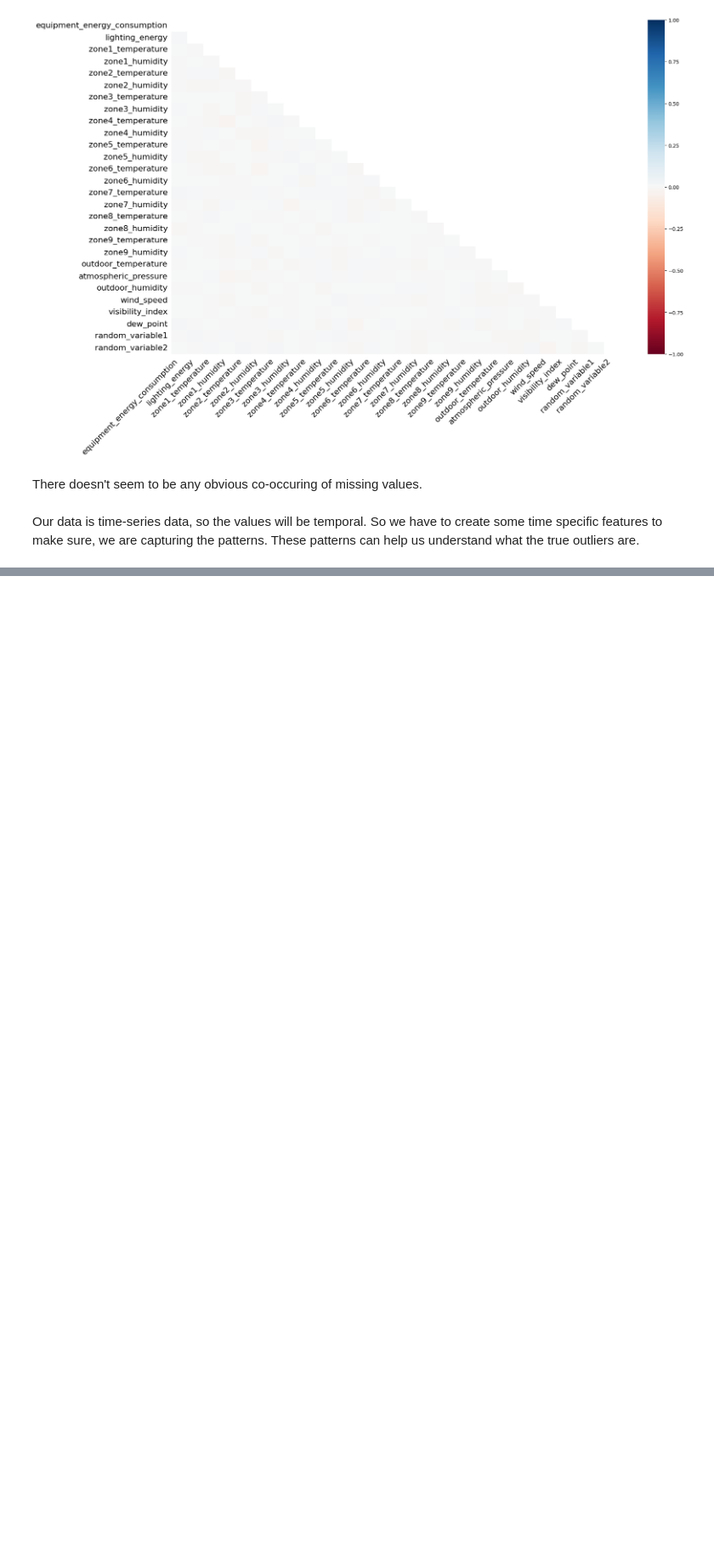
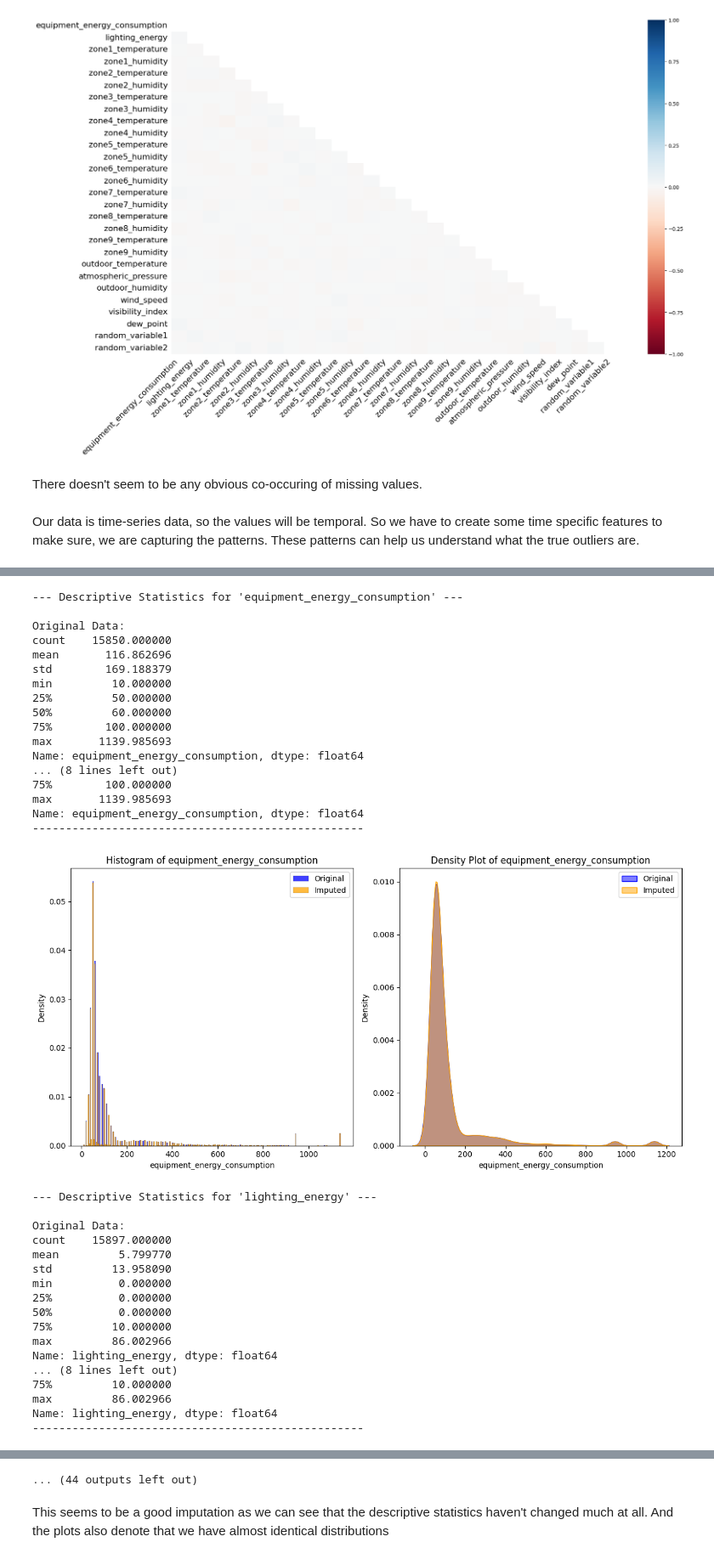
Before and after one commit to Ranjit2111/DS-Intern-Assignment-RanjitN, a Jupyter notebook: Regression.ipynb, the cells around one changed output, grey strips where cells are left out. Shown at 85% size. Drawn from its saved outputs; the diff is of its cells as text; code cells hidden in the pictures; blank space fills up the shorter version.

```diff
--- a/Regression.ipynb
+++ b/Regression.ipynb
@@ -378,0 +477,2 @@ df.head()
+# %%
+df = df[df.index < '2016-07-02']
@@ -378,0 +494,11 @@ df.head()
+# %%
+sensor_features = [
+    'equipment_energy_consumption', 'lighting_energy',
+    'zone1_temperature', 'zone1_humidity','zone2_temperature', 'zone2_humidity',
+       'zone3_temperature', 'zone3_humidity', 'zone4_temperature',
+       'zone4_humidity', 'zone5_temperature', 'zone5_humidity',
+       'zone6_temperature', 'zone6_humidity', 'zone7_temperature',
+       'zone7_humidity', 'zone8_temperature', 'zone8_humidity',
+       'zone9_temperature', 'zone9_humidity', 'outdoor_temperature',
+       'atmospheric_pressure','visibility_index', 'random_variable1', 'random_variable2',
+       'outdoor_humidity', 'wind_speed', 'dew_point']
@@ -378,0 +536,9 @@ df.head()
+# %%
+df_imputed = df.copy()
+# %%
+for col in sensor_features:
+    df_imputed[col] = df_imputed[col].interpolate(method = 'time')
+    if df_imputed[col].isnull().sum() > 0:
+        df_imputed[col] = df_imputed[col].fillna(method ='ffill')
+        if df_imputed[col].isnull().sum() > 0:
+            df_imputed[col] = df_imputed[col].fillna(method ='bfill')
@@ -378,0 +666,39 @@ df.head()
+# %%
+for feature in sensor_features:
+    compare_imputation(df, df_imputed, feature)
+# %% [output]
+--- Descriptive Statistics for 'equipment_energy_consumption' ---
+
+Original Data:
+count    15850.000000
+mean       116.862696
+std        169.188379
+min         10.000000
+25%         50.000000
+50%         60.000000
+75%        100.000000
+max       1139.985693
+Name: equipment_energy_consumption, dtype: float64
+... (8 lines left out)
+75%        100.000000
+max       1139.985693
+Name: equipment_energy_consumption, dtype: float64
+--------------------------------------------------
+[figure, added]
+--- Descriptive Statistics for 'lighting_energy' ---
+
+Original Data:
+count    15897.000000
+mean         5.799770
+std         13.958090
+min          0.000000
+25%          0.000000
+50%          0.000000
+75%         10.000000
+max         86.002966
+Name: lighting_energy, dtype: float64
+... (8 lines left out)
+75%         10.000000
+max         86.002966
+Name: lighting_energy, dtype: float64
+--------------------------------------------------
@@ -378,0 +778,3 @@ df.head()
+... (44 outputs left out)
+# %% [markdown]
+This seems to be a good imputation as we can see that the descriptive statistics haven't changed much at all. And the plots also denote that we have almost identical distributions
```
Also changed, not shown: parts of 28 cells of this notebook, 1 other file.
